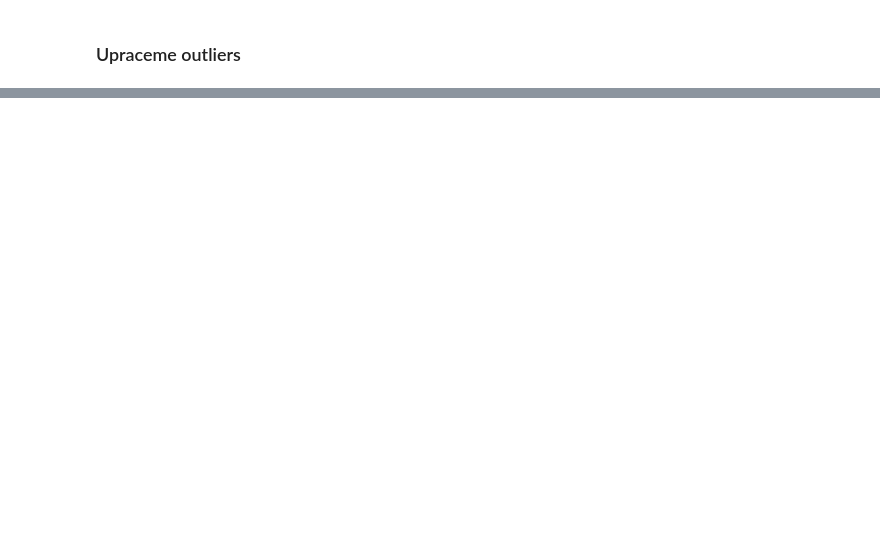
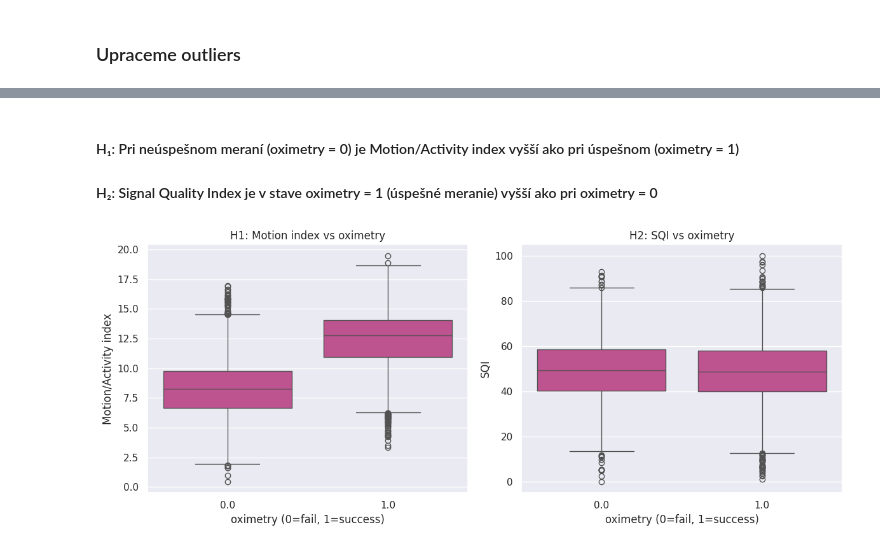
Before and after one commit to johannatilesova/IAU-project, a Jupyter notebook: part1.ipynb, the cells around one changed output, grey strips where cells are left out. Cells and saved outputs as stored; diff of their text form; code cells hidden in the pictures; blank space fills up the shorter version.

```diff
--- a/part1.ipynb
+++ b/part1.ipynb
@@ -1113,0 +1118,32 @@ plt.show()
+# %% [markdown]
+#### H₁: Pri neúspešnom meraní (oximetry = 0) je Motion/Activity index vyšší ako pri úspešnom (oximetry = 1)
+#### H₂: Signal Quality Index je v stave oximetry = 1 (úspešné meranie) vyšší ako pri oximetry = 0
+# %%
+fig, axes = plt.subplots(1, 2, figsize=(12, 5))
+
+# H1 - Motion/Activity index vs oximetry
+sns.boxplot(
+    data=df_observation,
+    x="oximetry",
+    y="Motion/Activity index",
+    ax=axes[0]
+)
+axes[0].set_title("H1: Motion index vs oximetry")
+axes[0].set_xlabel("oximetry (0=fail, 1=success)")
+axes[0].set_ylabel("Motion/Activity index")
+
+# H2 - FiO₂ vs oximetry
+sns.boxplot(
+    data=df_observation,
+    x="oximetry",
+    y="Signal Quality Index",
+    ax=axes[1]
+)
+axes[1].set_title("H2: SQI vs oximetry")
+axes[1].set_xlabel("oximetry (0=fail, 1=success)")
+axes[1].set_ylabel("SQI")
+
+plt.tight_layout()
+plt.show()
+# %% [output]
+[figure, added]
```
Also changed, not shown: parts of 5 cells of this notebook, 1 other file.
